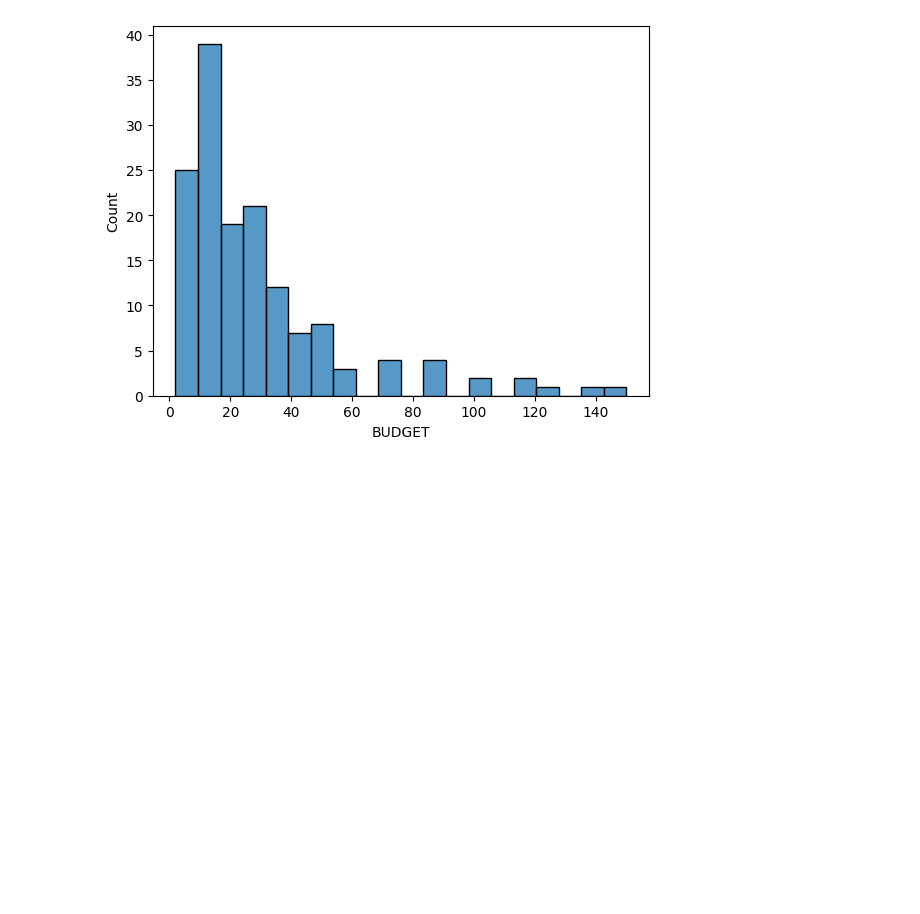
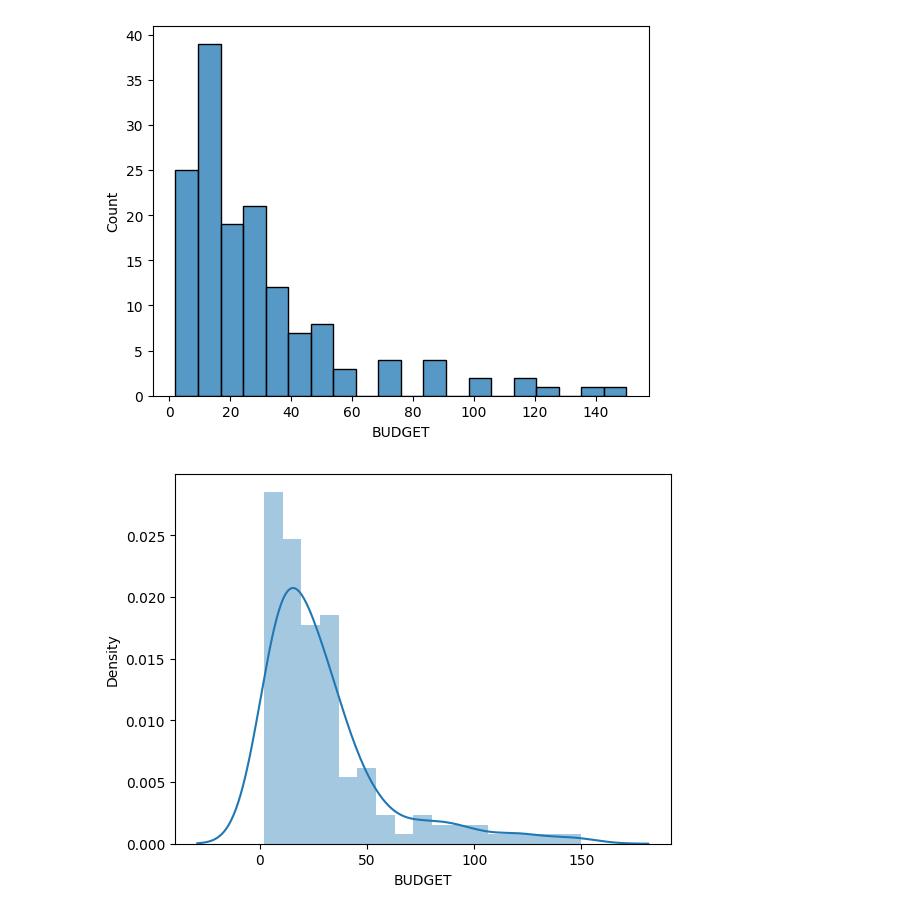
Before and after one commit to Vishal80990/Bollywood_Movie_and_SA_Heart_Data_Analysis, a Jupyter notebook: Untitled.ipynb, the cells around one changed output. Drawn from its saved outputs; the diff is of its cells as text; code cells hidden in the pictures; blank space fills up the shorter version.

```diff
--- a/Untitled.ipynb
+++ b/Untitled.ipynb
@@ -173,3 +173,7 @@ import seaborn as sn
 sn.histplot(bolly_df['BUDGET'],bins=20);
 # %% [output]
 [figure]
+# %%
+sn.distplot(bolly_df['BUDGET']);
+# %% [output]
+[figure, added]
```
